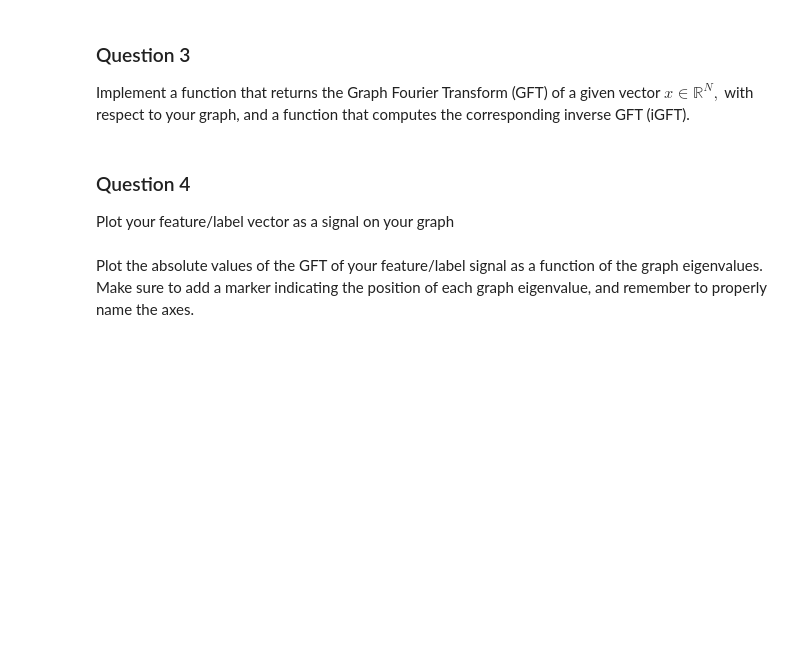
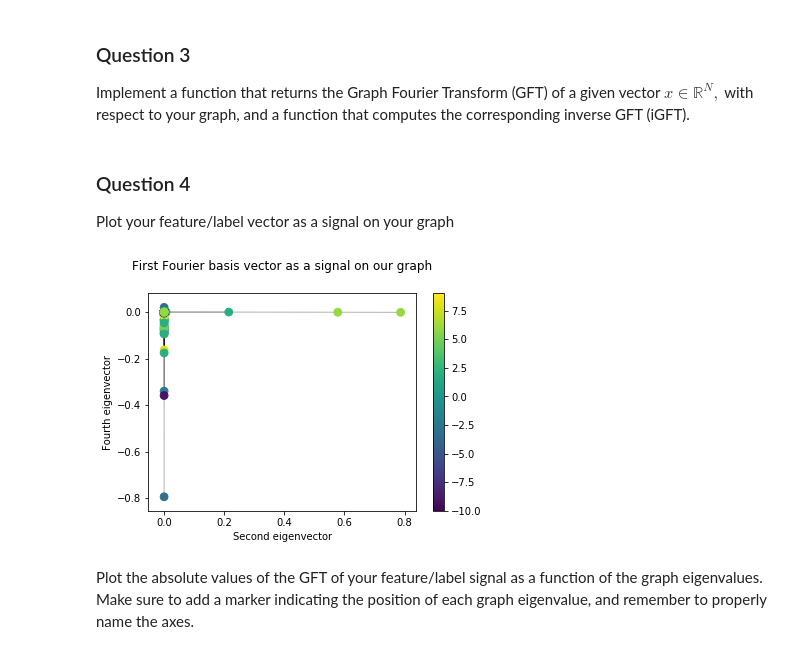
Before and after one commit to illorens/NTDS, a Jupyter notebook: 4_graph_signal_processing.ipynb, the cells around one changed output. Cells and saved outputs as stored; diff of their text form; code cells hidden in the pictures; blank space fills up the shorter version.

```diff
--- a/4_graph_signal_processing.ipynb
+++ b/4_graph_signal_processing.ipynb
@@ -167,8 +167,7 @@ new_adjacency = biggest_adjacency[:, keep_nodes][keep_nodes]
 # Convert to list and set in order to count how many different genres
 genres_set = set(labels)
 numeric_labels = list(range(-10, 0)) + list(range(1, 11))
-label_dict = dict(zip(genre_set, numeric_labels))
+label_dict = dict(zip(genres_set, numeric_labels))
 labels = np.asarray(list(labels.apply(lambda x: label_dict[x])))
-labels
 # %%
 n_nodes =  len(biggest_adjacency)
@@ -275,2 +272,13 @@ Plot your feature/label vector as a signal on your graph
+# %%
+plt.figure()
+nodes = nx.draw_networkx_nodes(graph, coords, node_size=60, node_color=labels)
+nx.draw_networkx_edges(graph, coords, alpha=0.3)
+plt.title("First Fourier basis vector as a signal on our graph", y=1.08)
+plt.xlabel("Second eigenvector")
+plt.ylabel("Fourth eigenvector")
+plt.colorbar(nodes)
+plt.show()
+# %% [output]
+[figure, added]
 # %% [markdown]
 Plot the absolute values of the GFT of your feature/label signal as a function of the graph eigenvalues. Make sure to add a marker indicating the position of each graph eigenvalue, and remember to properly name the axes.
```
Also changed, not shown: parts of 19 cells of this notebook.
